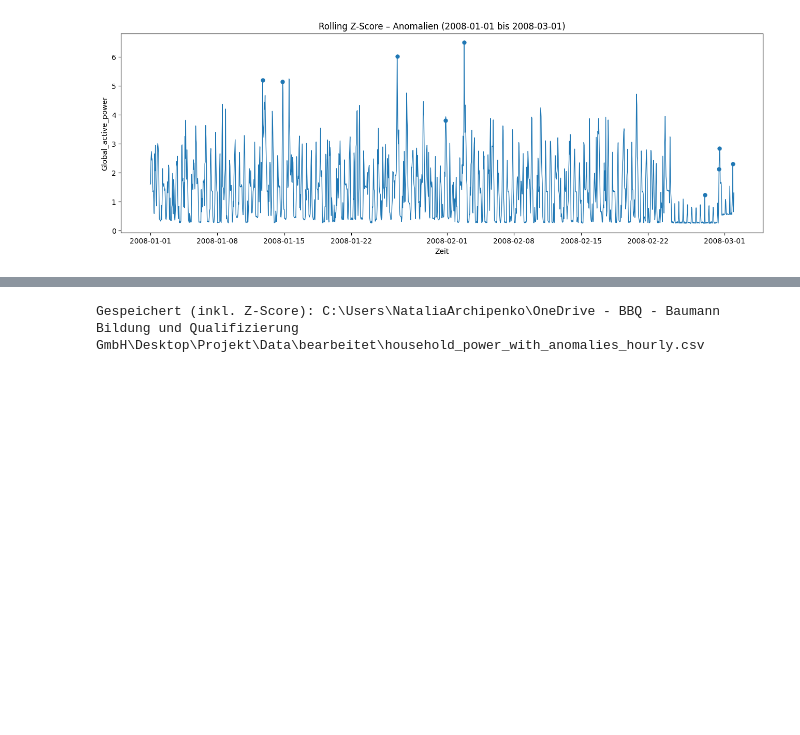
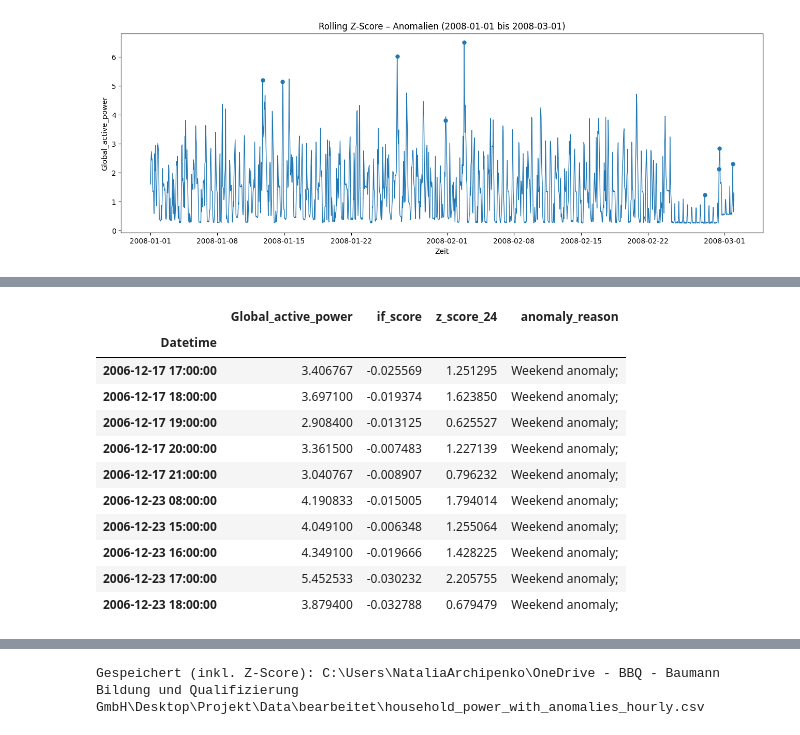
Before and after one commit to NataliaArchipenko/energy-monitor-anomaly-detection, a Jupyter notebook: Notebooks/3_anomaly_model.ipynb, the cells around one changed output, grey strips where cells are left out. Cells and saved outputs as stored; diff of their text form; code cells hidden in the pictures; blank space fills up the shorter version.

```diff
--- a/Notebooks/3_anomaly_model.ipynb
+++ b/Notebooks/3_anomaly_model.ipynb
@@ -433,0 +442,23 @@ plt.show()
+# %%
+df_h["anomaly_reason"] = ""
+# %%
+# 1) Starker Peak relativ zum 24h-Niveau
+mask_peak = (
+    (df_h["anomaly_combined"] == 1) &
+    (df_h["Global_active_power"] > df_h["roll_mean_24"] + 3 * df_h["roll_std_24"])
+)
+df_h.loc[mask_peak, "anomaly_reason"] += "High peak vs 24h average; "
+
+# 2) Nachtzeit-Anomalie (0–5 Uhr)
+mask_night = (
+    (df_h["anomaly_combined"] == 1) &
+    (df_h["hour"].between(0, 5))
+)
+df_h.loc[mask_night, "anomaly_reason"] += "Unusual night consumption; "
+
+# 3) Wochenende
+mask_weekend = (
+    (df_h["anomaly_combined"] == 1) &
+    (df_h["is_weekend"] == 1)
+)
+df_h.loc[mask_weekend, "anomaly_reason"] += "Weekend anomaly; "
@@ -433,0 +470,17 @@ plt.show()
+# %%
+df_h[df_h["anomaly_combined"] == 1][
+    ["Global_active_power", "if_score", "z_score_24", "anomaly_reason"]
+].head(10)
+# %% [output]
+|  | Global_active_power | if_score | z_score_24 | anomaly_reason |
+| Datetime |  |  |  |  |
+| 2006-12-17 17:00:00 | 3.406767 | -0.025569 | 1.251295 | Weekend anomaly; |
+| 2006-12-17 18:00:00 | 3.697100 | -0.019374 | 1.623850 | Weekend anomaly; |
+| 2006-12-17 19:00:00 | 2.908400 | -0.013125 | 0.625527 | Weekend anomaly; |
+| 2006-12-17 20:00:00 | 3.361500 | -0.007483 | 1.227139 | Weekend anomaly; |
+| 2006-12-17 21:00:00 | 3.040767 | -0.008907 | 0.796232 | Weekend anomaly; |
+| 2006-12-23 08:00:00 | 4.190833 | -0.015005 | 1.794014 | Weekend anomaly; |
+| 2006-12-23 15:00:00 | 4.049100 | -0.006348 | 1.255064 | Weekend anomaly; |
+| 2006-12-23 16:00:00 | 4.349100 | -0.019666 | 1.428225 | Weekend anomaly; |
+| 2006-12-23 17:00:00 | 5.452533 | -0.030232 | 2.205755 | Weekend anomaly; |
+| 2006-12-23 18:00:00 | 3.879400 | -0.032788 | 0.679479 | Weekend anomaly; |
```
Also changed, not shown: parts of 10 cells of this notebook, 2 other files.
